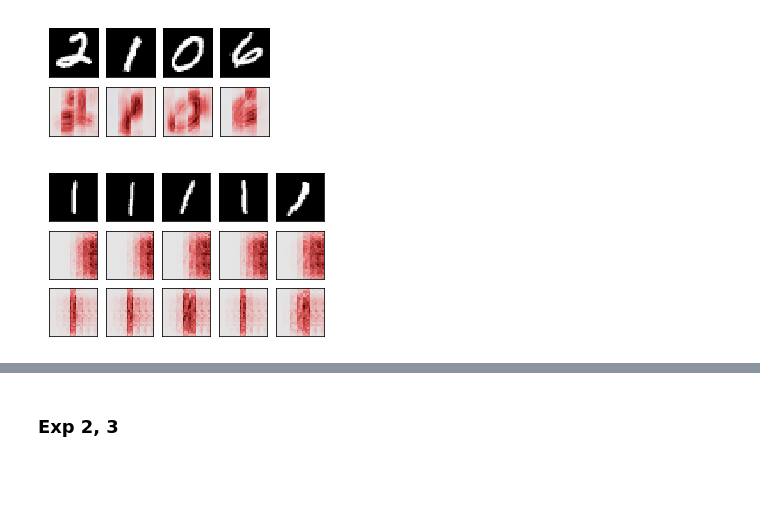
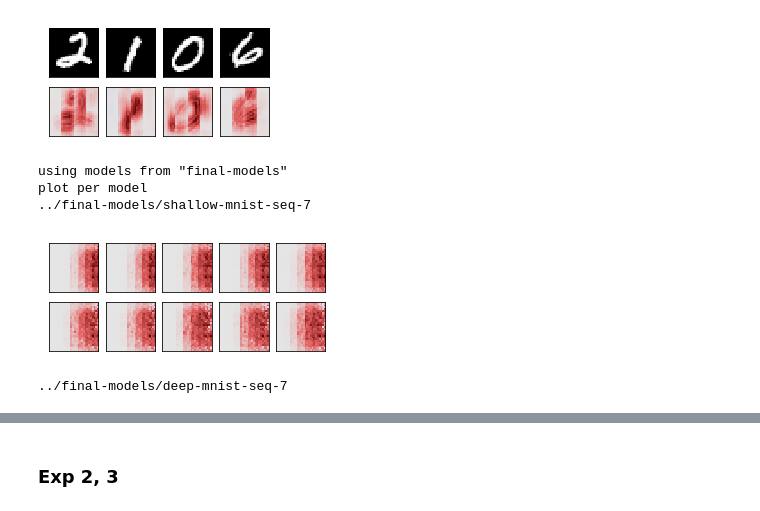
Before and after one commit to p16i/thesis-designing-recurrent-neural-networks-for-explainability, a Jupyter notebook: notebooks/comparison-plots.ipynb, the cells around one changed output, grey strips where cells are left out. Cells and saved outputs as stored; diff of their text form; code cells hidden in the pictures; blank space fills up the shorter version.

```diff
--- a/notebooks/comparison-plots.ipynb
+++ b/notebooks/comparison-plots.ipynb
@@ -178,14 +298,18 @@ compare_explaination_for_dataset(
 # %%
 compare_explaination_for_dataset(
         methods=['lrp_deep_taylor', 'lrp_alpha1_5_beta_5'],
         models=[
             'shallow',
             'deep',
         ],
         dataset='mnist', seq=7,
         data_idx=data_indices['exp1_classone']['mnist'],
-        cell_height=1, cell_width = 1, plot_data=True,
+        cell_height=1, cell_width = 1, plot_data=False, plot_per='model',
         showTitle=False
 )
 # %% [output]
+using models from "final-models"
+plot per model
+../final-models/shallow-mnist-seq-7
-[figure, old version]
+[figure, new version]
+../final-models/deep-mnist-seq-7
```
Also changed, not shown: parts of 12 cells of this notebook, 11 other files.
